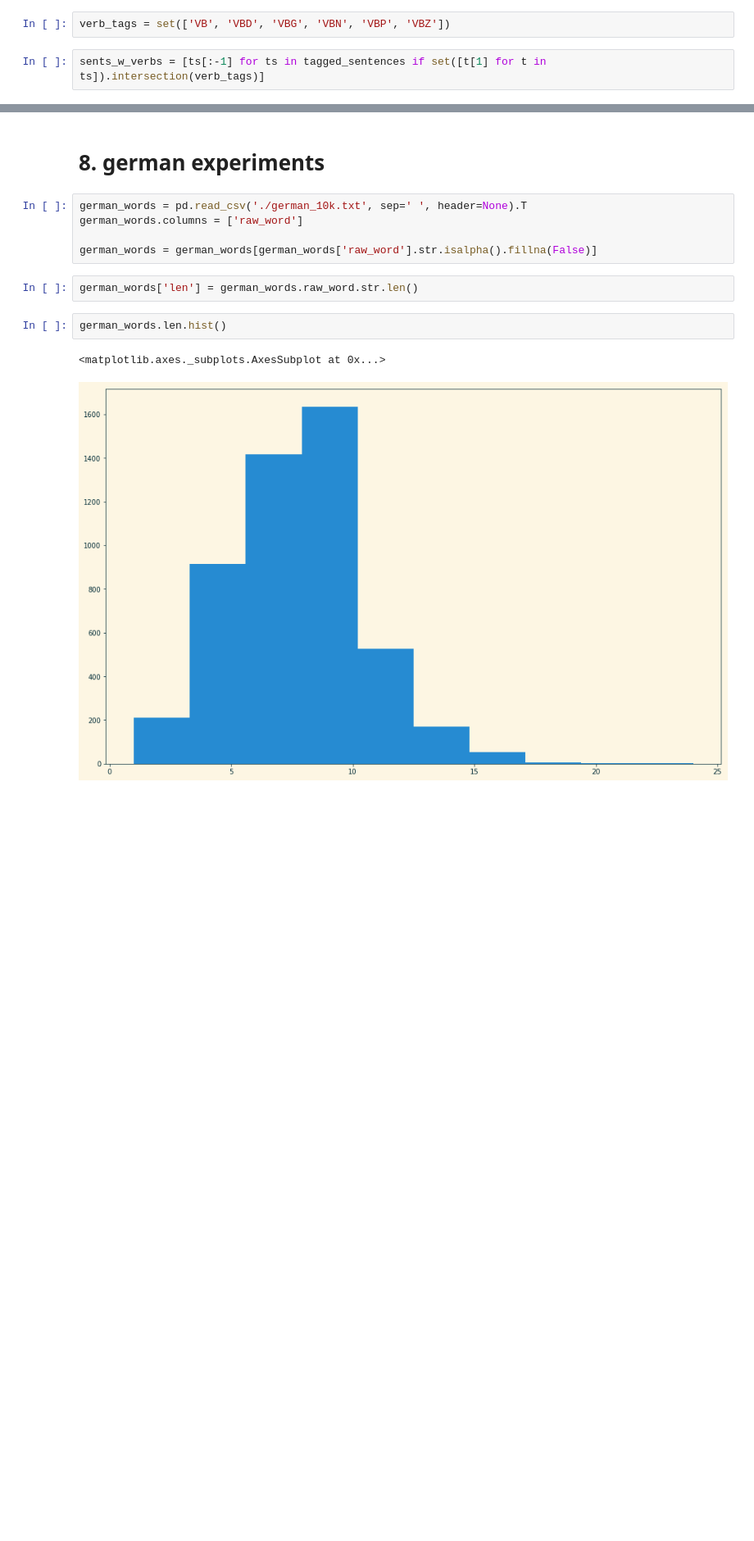
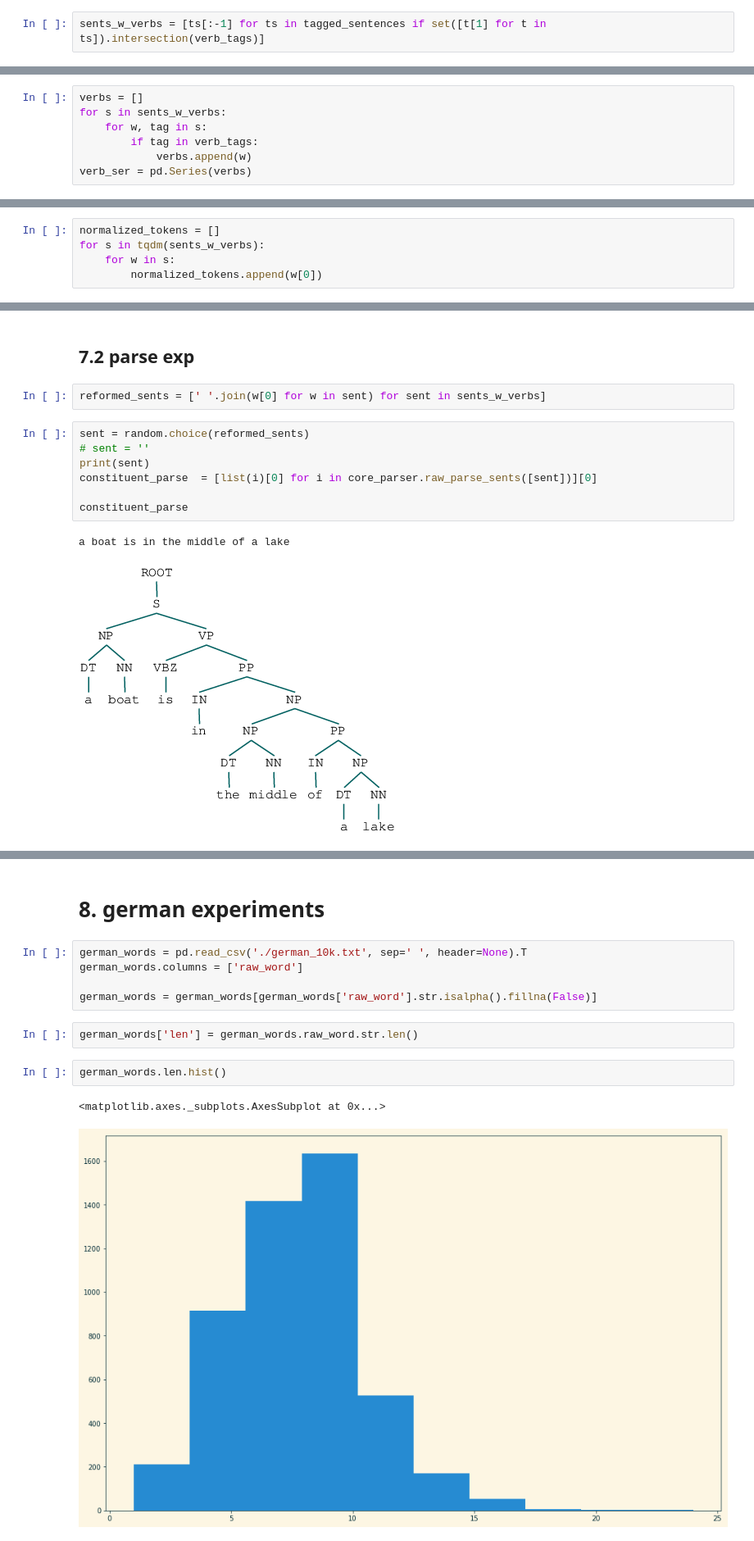
Before and after one commit to drschwenk/pictionary, a Jupyter notebook: eda.ipynb, the cells around one changed output, grey strips where cells are left out. Shown: that part at 82% size. Drawn from its saved outputs; the diff is of its cells as text; blank space fills up the shorter version.

```diff
--- a/eda.ipynb
+++ b/eda.ipynb
@@ -733,7 +299,5 @@ normed_sents
 # %%
 tagged_sentences = [get_pos_tags(s) for s in tqdm(normed_sents)]
-# %%
-verb_tags = set(['VB', 'VBD', 'VBG', 'VBN', 'VBP', 'VBZ'])
 # %%
 sents_w_verbs = [ts[:-1] for ts in tagged_sentences if set([t[1] for t in ts]).intersection(verb_tags)]
 # %%
@@ -748,0 +305,7 @@ build_output.to_csv('simple_coco_tagged.txt', index=False, header=None)
+# %%
+verbs = []
+for s in sents_w_verbs:
+    for w, tag in s:
+        if tag in verb_tags:
+            verbs.append(w)
+verb_ser = pd.Series(verbs)
@@ -748,0 +325,5 @@ build_output.to_csv('simple_coco_tagged.txt', index=False, header=None)
+# %%
+normalized_tokens = []
+for s in tqdm(sents_w_verbs):
+    for w in s:
+        normalized_tokens.append(w[0])
@@ -748,0 +362,14 @@ build_output.to_csv('simple_coco_tagged.txt', index=False, header=None)
+# %% [markdown]
+## 7.2 parse exp
+# %%
+reformed_sents = [' '.join(w[0] for w in sent) for sent in sents_w_verbs]
+# %%
+sent = random.choice(reformed_sents)
+# sent = ''
+print(sent)
+constituent_parse  = [list(i)[0] for i in core_parser.raw_parse_sents([sent])][0]
+
+constituent_parse
+# %% [output]
+a boat is in the middle of a lake
+[figure, added]
```
Also changed, not shown: parts of 73 cells of this notebook, 1 other file.
